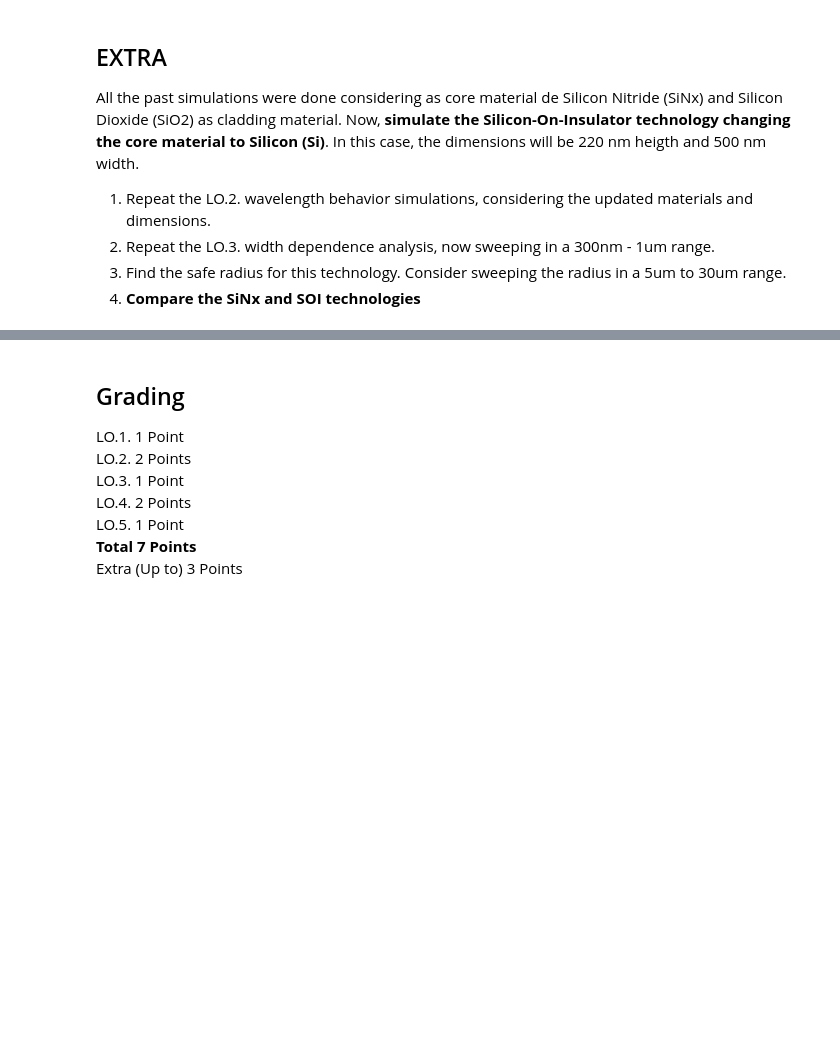
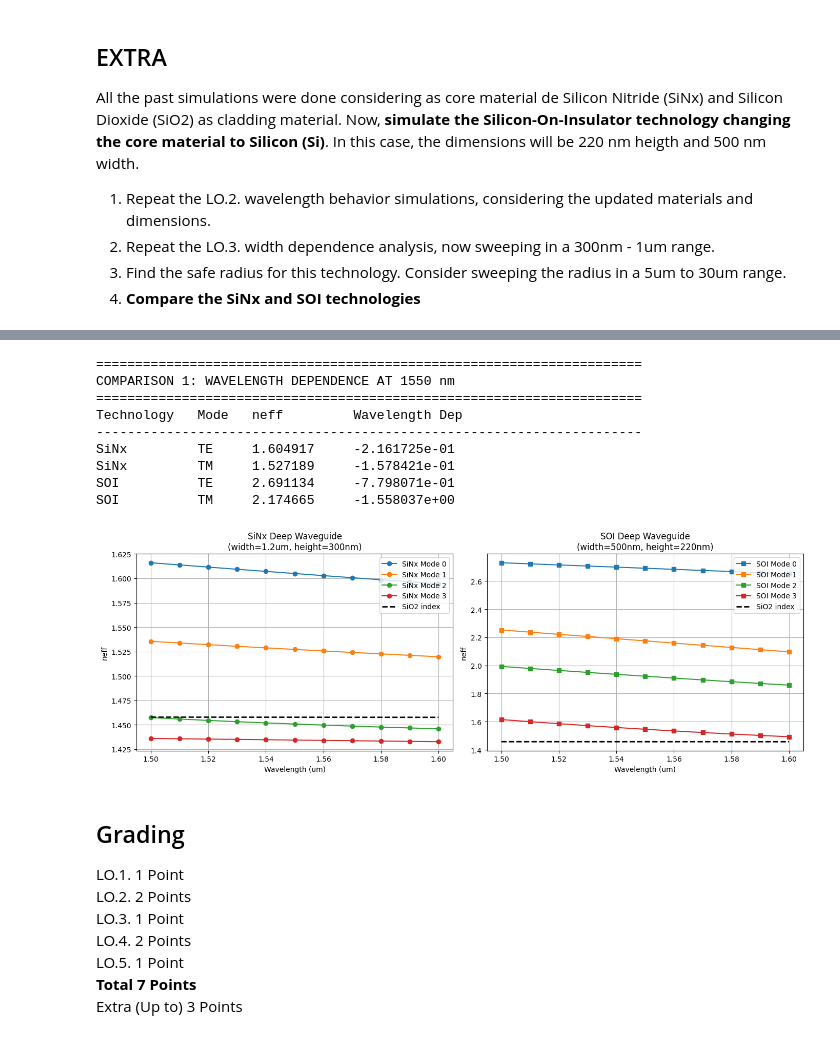
Before and after one commit to lorenagomezdiego/cifoin-lab1, a Jupyter notebook: WAVEGUIDES_Student.ipynb, the cells around one changed output, grey strips where cells are left out. Drawn from its saved outputs; the diff is of its cells as text; code cells hidden in the pictures; blank space fills up the shorter version.

```diff
--- a/WAVEGUIDES_Student.ipynb
+++ b/WAVEGUIDES_Student.ipynb
@@ -628,0 +842,56 @@ All the past simulations were done considering as core material de Silicon Nitri
+# %%
+# Comparison 1: Wavelength Dependence
+# Already computed: res_neff (SiNx deep) and res_neff_soi_deep (SOI deep)
+
+fig, axes = plt.subplots(1, 2, figsize=(14, 5))
+
+# SiNx comparison
+ax = axes[0]
+for k in range(min(4, res_neff.shape[1])):
+    ax.plot(wavelength, res_neff[:,k].real, 'o-', label=f'SiNx Mode {k}')
+ax.plot(wavelength, box_index, 'k--', linewidth=2, label='SiO2 index')
+ax.set_title("SiNx Deep Waveguide\n(width=1.2um, height=300nm)")
+ax.set_xlabel("Wavelength (um)")
+ax.set_ylabel("neff")
+ax.grid()
+ax.legend()
+
+# SOI comparison
+ax = axes[1]
+for k in range(min(4, res_neff_soi_deep.shape[1])):
+    ax.plot(wavelength_soi, res_neff_soi_deep[:,k].real, 's-', label=f'SOI Mode {k}')
+ax.plot(wavelength_soi, box_index, 'k--', linewidth=2, label='SiO2 index')
+ax.set_title("SOI Deep Waveguide\n(width=500nm, height=220nm)")
+ax.set_xlabel("Wavelength (um)")
+ax.set_ylabel("neff")
+ax.grid()
+ax.legend()
+
+plt.tight_layout()
+
+print("\n" + "="*70)
+print("COMPARISON 1: WAVELENGTH DEPENDENCE AT 1550 nm")
+print("="*70)
+print(f"{'Technology':<12} {'Mode':<6} {'neff':<12} {'Wavelength Dep':<15}")
+print("-"*70)
+# Find wavelength index closest to 1550 nm for each
+idx_sinx = np.argmin(np.abs(wavelength - 1550*nm))
+idx_soi = np.argmin(np.abs(wavelength_soi - 1550*nm))
+for k in range(min(2, res_neff.shape[1])):
+    dndlam_sinx = (res_neff[idx_sinx+1,k].real - res_neff[idx_sinx-1,k].real) / (wavelength[idx_sinx+1] - wavelength[idx_sinx-1])
+    print(f"{'SiNx':<12} {'TE' if k==0 else 'TM':<6} {res_neff[idx_sinx,k].real:<12.6f} {dndlam_sinx:<15.6e}")
+
+for k in range(min(2, res_neff_soi_deep.shape[1])):
+    dndlam_soi = (res_neff_soi_deep[idx_soi+1,k].real - res_neff_soi_deep[idx_soi-1,k].real) / (wavelength_soi[idx_soi+1] - wavelength_soi[idx_soi-1])
+    print(f"{'SOI':<12} {'TE' if k==0 else 'TM':<6} {res_neff_soi_deep[idx_soi,k].real:<12.6f} {dndlam_soi:<15.6e}")
+# %% [output]
+======================================================================
+COMPARISON 1: WAVELENGTH DEPENDENCE AT 1550 nm
+======================================================================
+Technology   Mode   neff         Wavelength Dep
+----------------------------------------------------------------------
+SiNx         TE     1.604917     -2.161725e-01
+SiNx         TM     1.527189     -1.578421e-01
+SOI          TE     2.691134     -7.798071e-01
+SOI          TM     2.174665     -1.558037e+00
+[figure, added]
```
Also changed, not shown: parts of 14 cells of this notebook, 3 other files.
